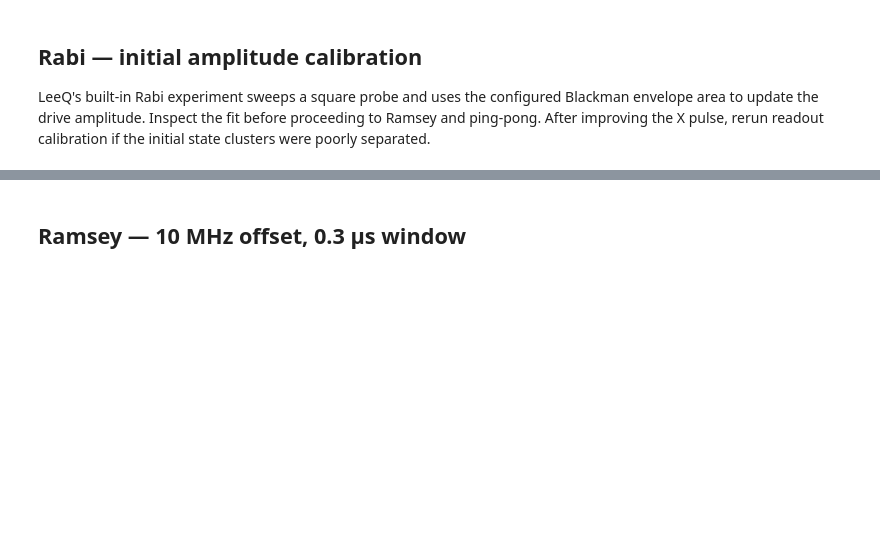
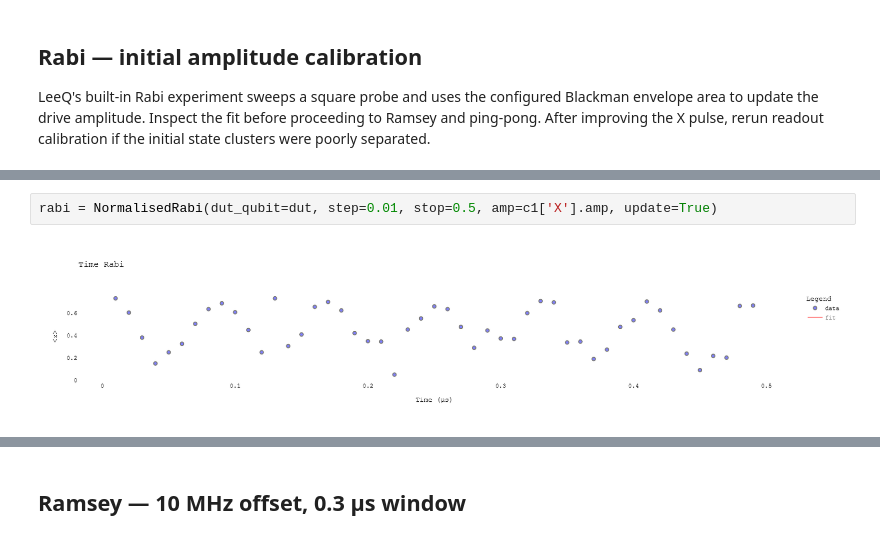
Before and after one commit to ShuxiangCao/LeeQ, a Jupyter notebook: notebooks/RealSystem/TuneUp_X6Y3_LeeQ.ipynb, the cells around one changed output, grey strips where cells are left out. Drawn from its saved outputs; the diff is of its cells as text; blank space fills up the shorter version.

```diff
--- a/notebooks/RealSystem/TuneUp_X6Y3_LeeQ.ipynb
+++ b/notebooks/RealSystem/TuneUp_X6Y3_LeeQ.ipynb
@@ -129,0 +169,4 @@ rabi = NormalisedRabi(dut_qubit=dut, step=0.01, stop=0.5, amp=c1['X'].amp, updat
+# %%
+rabi = NormalisedRabi(dut_qubit=dut, step=0.01, stop=0.5, amp=c1['X'].amp, update=True)
+# %% [output]
+[figure, added]
```
Also changed, not shown: parts of 15 cells of this notebook, 4 other files.
